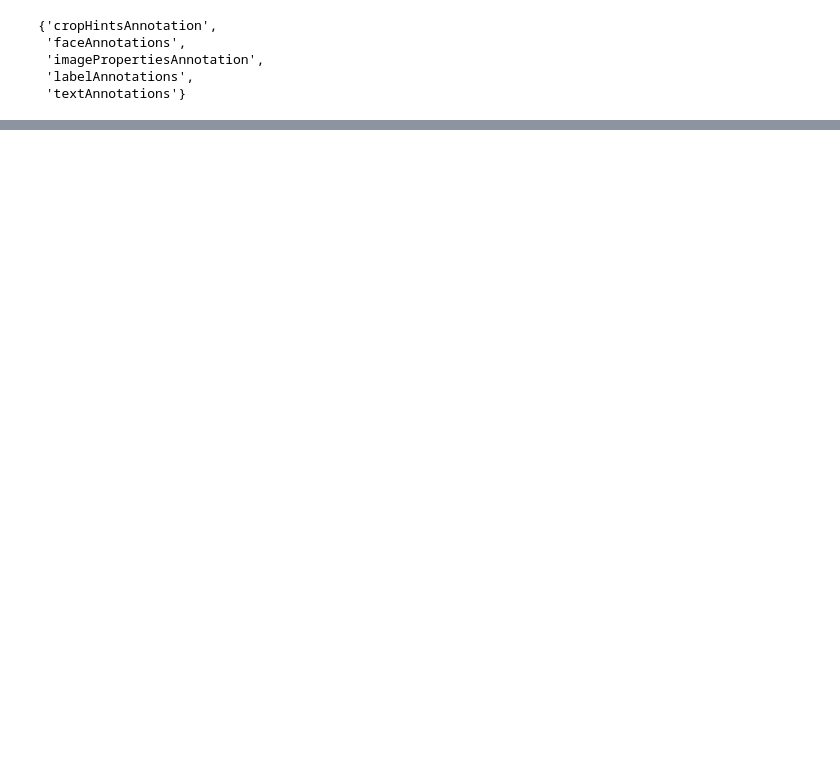
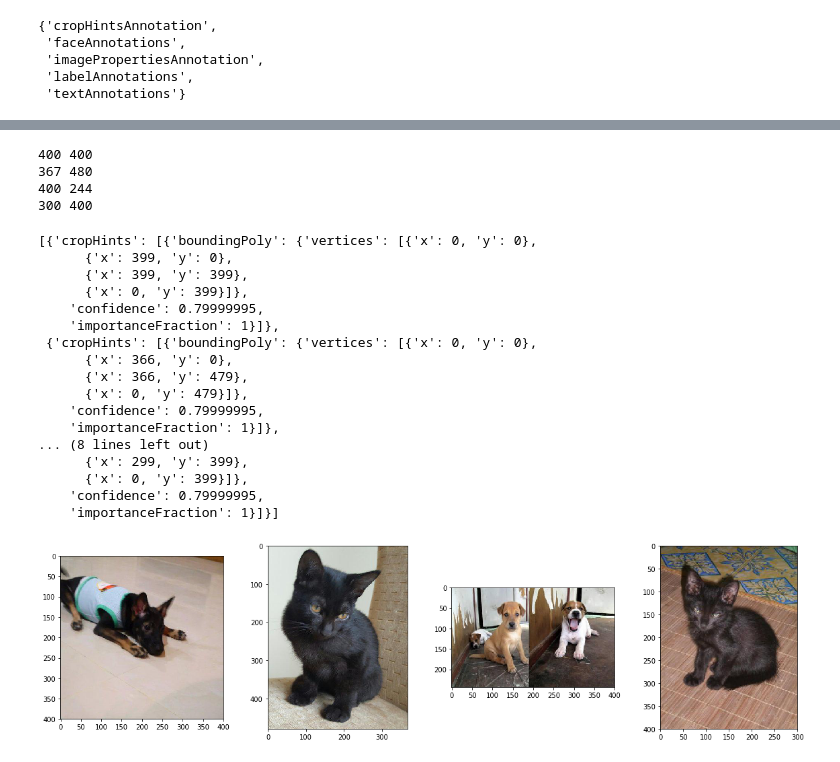
Before and after one commit to heartkilla/PetFinder, a Jupyter notebook: images.ipynb, the cells around one changed output, grey strips where cells are left out. Drawn from its saved outputs; the diff is of its cells as text; code cells hidden in the pictures; blank space fills up the shorter version.

Commit message:
fix decode error, overview of cropHintsAnnotation field

```diff
--- a/images.ipynb
+++ b/images.ipynb
@@ -161,0 +161,68 @@ test_metadata_keys_lens
+# %%
+# Fix some errors or missing data in metadata
+
+# Fix cropHintsAnnotations missing zeros in points coordinates
+# https://cloud.google.com/vision/docs/reference/rest/v1/images/annotate#Vertex
+def fix_crop_hints(metadata):
+    def fix_vertices(vertices):
+        for v in vertices:
+            if 'x' not in v:
+                v['x'] = 0
+            if 'y' not in v:
+                v['y'] = 0
+
+    if 'cropHintsAnnotation' in metadata:
+#         list of crop_hints
+        crop_hints = metadata['cropHintsAnnotation']['cropHints']
+        for crop_hint in crop_hints:
+            bounding_poly = crop_hint['boundingPoly']
+            if 'vertices' in bounding_poly:
+                vertices = bounding_poly['vertices']
+                fix_vertices(vertices)
+            if 'normalizedVertices' in bounding_poly:
+                vertices = bounding_poly['normalizedVertices']
+                fix_vertices(vertices)
+
+for metadata in metadata_list:
+    fix_crop_hints(metadata)
+for metadata in test_metadata_list:
+    fix_crop_hints(metadata)
+# %%
+np.random.seed(1515)
+
+inds = np.random.randint(0, 50000, [4])
+img_paths = [train_imgs_filepaths[i] for i in inds]
+metadatas = [metadata_list[i] for i in inds]
+
+# show imgs
+imgs = map(Image.open, img_paths)
+f, ax = plt.subplots(1, 4, figsize=(20, 5))
+for axx, img in zip(ax.ravel(), imgs):
+    axx.imshow(img)
+    print(img.width, img.height)
+
+crop_hints = [metadata['cropHintsAnnotation'] for metadata in metadatas]
+crop_hints
+# %% [output]
+400 400
+367 480
+400 244
+300 400
+[{'cropHints': [{'boundingPoly': {'vertices': [{'x': 0, 'y': 0},
+      {'x': 399, 'y': 0},
+      {'x': 399, 'y': 399},
+      {'x': 0, 'y': 399}]},
+    'confidence': 0.79999995,
+    'importanceFraction': 1}]},
+ {'cropHints': [{'boundingPoly': {'vertices': [{'x': 0, 'y': 0},
+      {'x': 366, 'y': 0},
+      {'x': 366, 'y': 479},
+      {'x': 0, 'y': 479}]},
+    'confidence': 0.79999995,
+    'importanceFraction': 1}]},
+... (8 lines left out)
+      {'x': 299, 'y': 399},
+      {'x': 0, 'y': 399}]},
+    'confidence': 0.79999995,
+    'importanceFraction': 1}]}]
+[figure, added]
```
Also changed, not shown: parts of 14 cells of this notebook, 1 other file.
